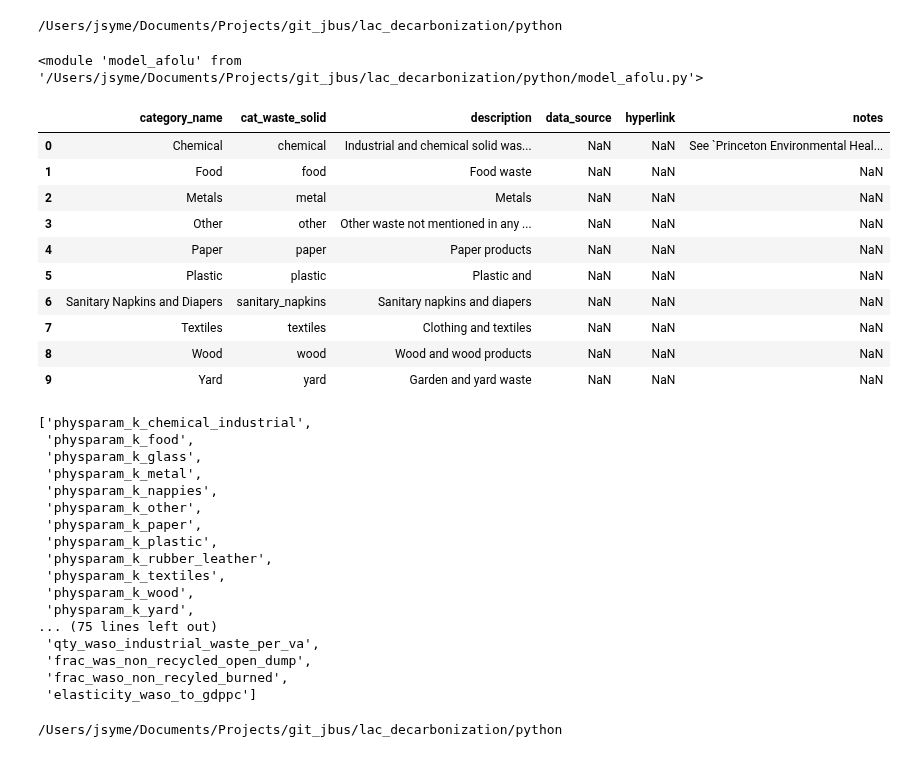
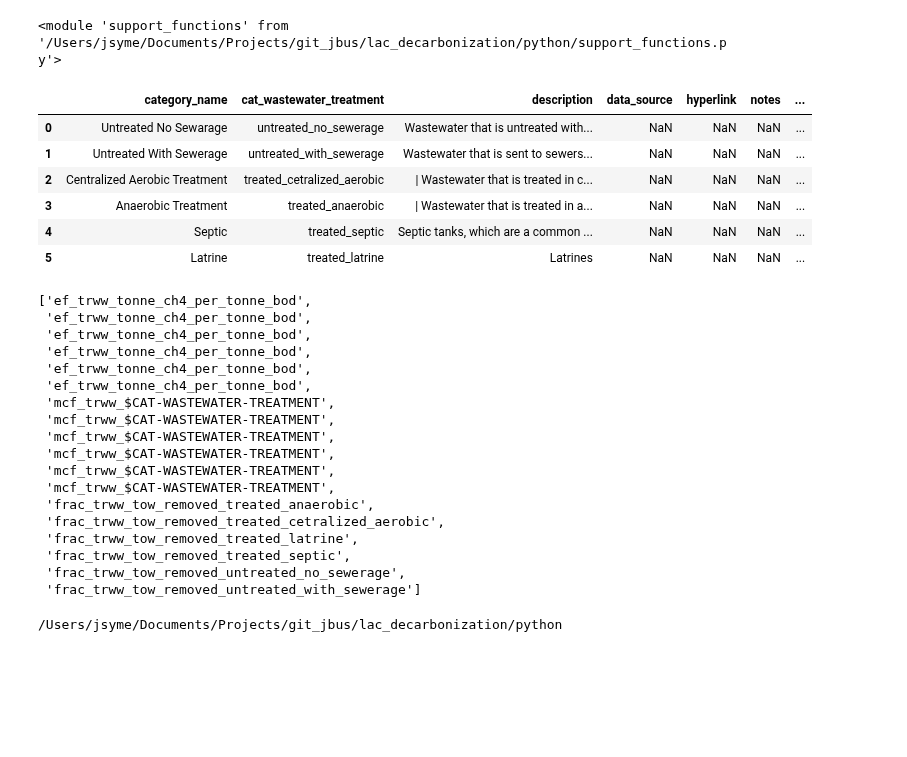
Before and after one commit to jarojasag/lac_decarbonization, a Jupyter notebook: python/build_waste.ipynb, the cells around one changed output. Cells and saved outputs as stored; diff of their text form; code cells hidden in the pictures; blank space fills up the shorter version.

```diff
--- a/python/build_waste.ipynb
+++ b/python/build_waste.ipynb
@@ -14,24 +14,18 @@ import matplotlib.pyplot as plt
 importlib.reload(ds)
 importlib.reload(sa)
 importlib.reload(sf)
-importlib.reload(sm)
 # %% [output]
-/Users/jsyme/Documents/Projects/git_jbus/lac_decarbonization/python
+<module 'support_functions' from '/Users/jsyme/Documents/Projects/git_jbus/lac_decarbonization/python/support_functions.py'>
-<module 'model_afolu' from '/Users/jsyme/Documents/Projects/git_jbus/lac_decarbonization/python/model_afolu.py'>
 # %%
-sa.model_attributes.dict_attributes["cat_waste_solid"].table
+sa.model_attributes.dict_attributes["cat_wastewater_treatment"].table
 # %% [output]
-|  | category_name | cat_waste_solid | description | data_source | hyperlink | notes |
-| 0 | Chemical | chemical | Industrial and chemical solid was... | NaN | NaN | See `Princeton Environmental Heal... |
-| 1 | Food | food | Food waste | NaN | NaN | NaN |
-| 2 | Metals | metal | Metals | NaN | NaN | NaN |
-| 3 | Other | other | Other waste not mentioned in any ... | NaN | NaN | NaN |
-| 4 | Paper | paper | Paper products | NaN | NaN | NaN |
-| 5 | Plastic | plastic | Plastic and | NaN | NaN | NaN |
-| 6 | Sanitary Napkins and Diapers | sanitary_napkins | Sanitary napkins and diapers | NaN | NaN | NaN |
-| 7 | Textiles | textiles | Clothing and textiles | NaN | NaN | NaN |
-| 8 | Wood | wood | Wood and wood products | NaN | NaN | NaN |
-| 9 | Yard | yard | Garden and yard waste | NaN | NaN | NaN |
+|  | category_name | cat_wastewater_treatment | description | data_source | hyperlink | notes | ... |
+| 0 | Untreated No Sewarage | untreated_no_sewerage | Wastewater that is untreated with... | NaN | NaN | NaN | ... |
+| 1 | Untreated With Sewerage | untreated_with_sewerage | Wastewater that is sent to sewers... | NaN | NaN | NaN | ... |
+| 2 | Centralized Aerobic Treatment | treated_cetralized_aerobic | | Wastewater that is treated in c... | NaN | NaN | NaN | ... |
+| 3 | Anaerobic Treatment | treated_anaerobic | | Wastewater that is treated in a... | NaN | NaN | NaN | ... |
+| 4 | Septic | treated_septic | Septic tanks, which are a common ... | NaN | NaN | NaN | ... |
+| 5 | Latrine | treated_latrine | Latrines | NaN | NaN | NaN | ... |
 # %%
 class CircularEconomy:
 
@@ -106,22 +100,23 @@ class CircularEconomy:
 # %%
 circ_econ = CircularEconomy(sa.model_attributes)
 # %%
-sa.model_attributes.build_varlist("Solid Waste")
+sa.model_attributes.build_varlist("Wastewater Treatment", variable_type = "input")
 # %% [output]
-['physparam_k_chemical_industrial',
- 'physparam_k_food',
- 'physparam_k_glass',
- 'physparam_k_metal',
- 'physparam_k_nappies',
- 'physparam_k_other',
- 'physparam_k_paper',
- 'physparam_k_plastic',
- 'physparam_k_rubber_leather',
- 'physparam_k_textiles',
- 'physparam_k_wood',
- 'physparam_k_yard',
-... (75 lines left out)
- 'qty_waso_industrial_waste_per_va',
- 'frac_was_non_recycled_open_dump',
- 'frac_waso_non_recyled_burned',
- 'elasticity_waso_to_gdppc']
+['ef_trww_tonne_ch4_per_tonne_bod',
+ 'ef_trww_tonne_ch4_per_tonne_bod',
+ 'ef_trww_tonne_ch4_per_tonne_bod',
+ 'ef_trww_tonne_ch4_per_tonne_bod',
+ 'ef_trww_tonne_ch4_per_tonne_bod',
+ 'ef_trww_tonne_ch4_per_tonne_bod',
+ 'mcf_trww_$CAT-WASTEWATER-TREATMENT',
+ 'mcf_trww_$CAT-WASTEWATER-TREATMENT',
+ 'mcf_trww_$CAT-WASTEWATER-TREATMENT',
+ 'mcf_trww_$CAT-WASTEWATER-TREATMENT',
+ 'mcf_trww_$CAT-WASTEWATER-TREATMENT',
+ 'mcf_trww_$CAT-WASTEWATER-TREATMENT',
+ 'frac_trww_tow_removed_treated_anaerobic',
+ 'frac_trww_tow_removed_treated_cetralized_aerobic',
+ 'frac_trww_tow_removed_treated_latrine',
+ 'frac_trww_tow_removed_treated_septic',
+ 'frac_trww_tow_removed_untreated_no_sewerage',
+ 'frac_trww_tow_removed_untreated_with_sewerage']
```
Also changed, not shown: parts of 3 cells of this notebook, 30 other files.
